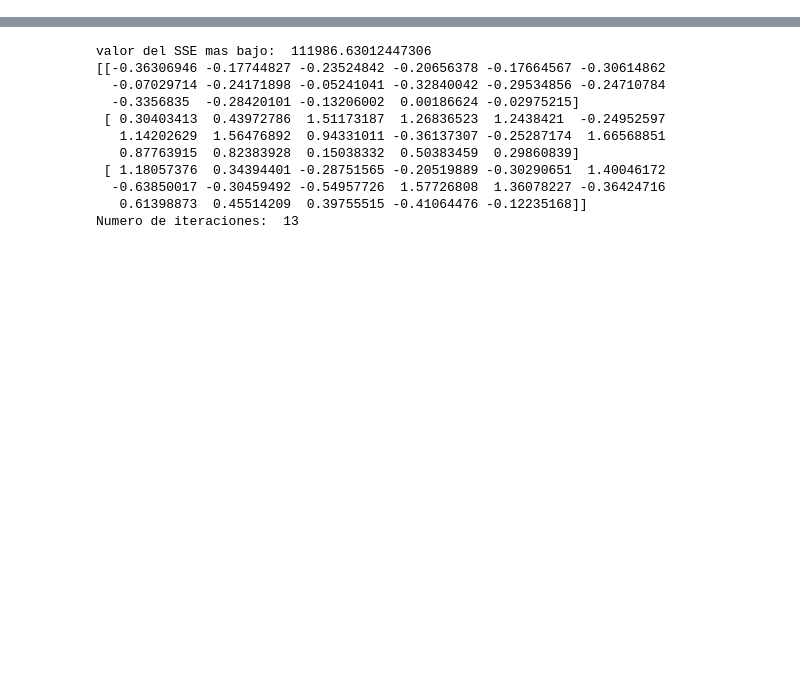
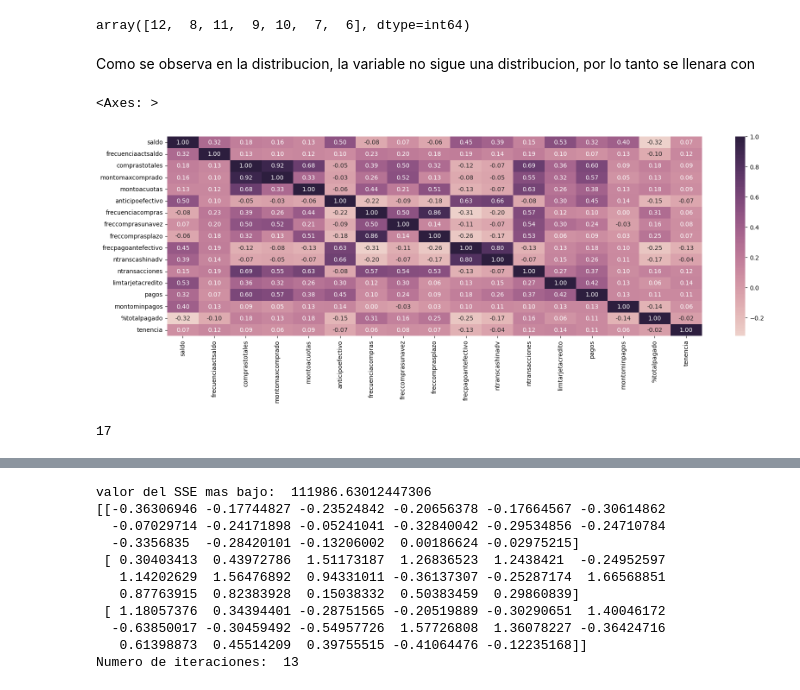
Before and after one commit to Juanisazalu/Analitica2_trabajo2, a Jupyter notebook: TRABAJO 2.ipynb, the cells around one changed output, grey strips where cells are left out. Drawn from its saved outputs; the diff is of its cells as text; code cells hidden in the pictures; blank space fills up the shorter version.

```diff
--- a/TRABAJO 2.ipynb
+++ b/TRABAJO 2.ipynb
@@ -124,0 +211,16 @@ tabla.drop("id",axis=1,inplace=True)
+# %%
+tabla.tenencia.unique()
+# %% [output]
+array([12,  8, 11,  9, 10,  7,  6], dtype=int64)
+# %% [markdown]
+Como se observa en la distribucion, la variable no sigue una distribucion, por lo tanto se llenara con
+# %%
+figure(figsize=(20,6))
+sns.heatmap(tabla.corr(),cmap = sns.cubehelix_palette(as_cmap=True), annot = True, fmt = ".2f")
+# %% [output]
+<Axes: >
+[figure, added]
+# %%
+len(tabla.columns)
+# %% [output]
+17
```
Also changed, not shown: parts of 31 cells of this notebook.
